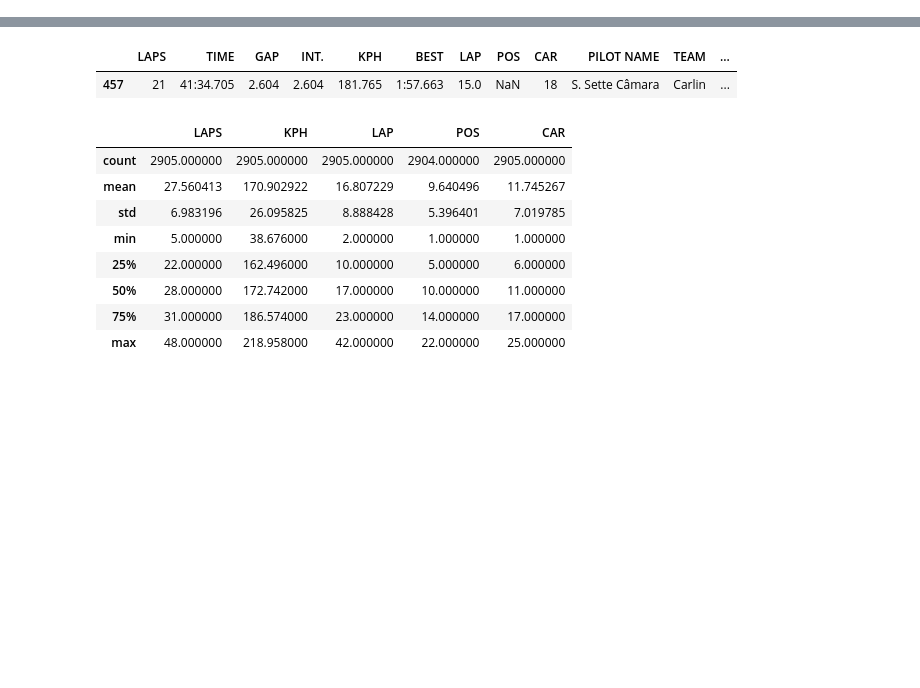
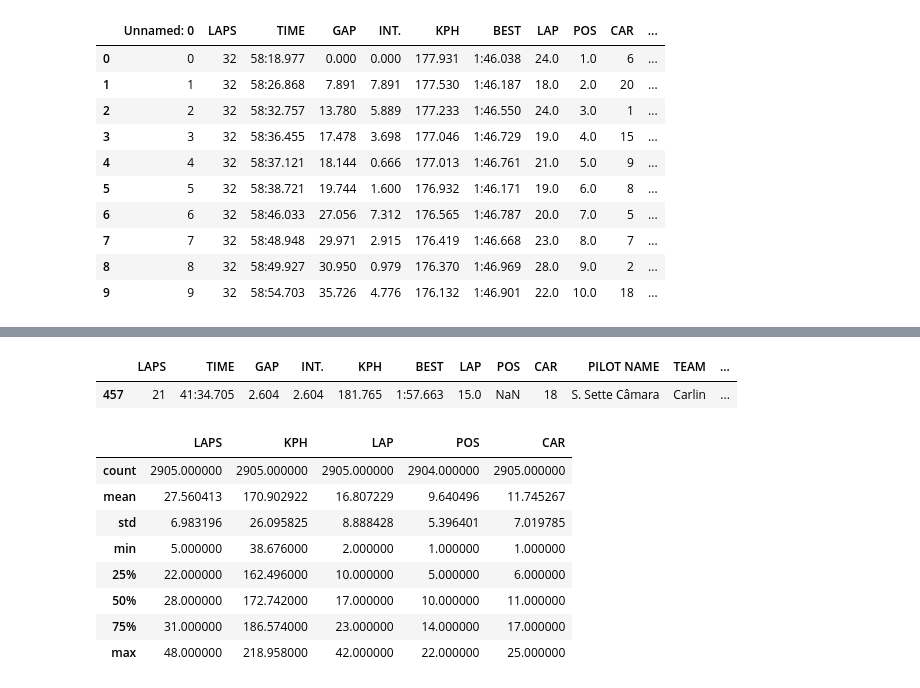
Before and after one commit to Tinashe-04/Formula-2, a Jupyter notebook: new_data/f2_project_code.ipynb, the cells around one changed output, grey strips where cells are left out. Cells and saved outputs as stored; diff of their text form; code cells hidden in the pictures; blank space fills up the shorter version.

```diff
--- a/new_data/f2_project_code.ipynb
+++ b/new_data/f2_project_code.ipynb
@@ -6,3 +13,18 @@ df = pd.read_csv('~/Documents/Datasets/Formula 2 championship/all_races_new_copy
+# %%
+df = pd.read_csv('https://raw.githubusercontent.com/Tinashe-04/Formula-2/main/all_races_new_copy.csv')
+df.head(10)
+# %% [output]
+|  | Unnamed: 0 | LAPS | TIME | GAP | INT. | KPH | BEST | LAP | POS | CAR | ... |
+| 0 | 0 | 32 | 58:18.977 | 0.000 | 0.000 | 177.931 | 1:46.038 | 24.0 | 1.0 | 6 | ... |
+| 1 | 1 | 32 | 58:26.868 | 7.891 | 7.891 | 177.530 | 1:46.187 | 18.0 | 2.0 | 20 | ... |
+| 2 | 2 | 32 | 58:32.757 | 13.780 | 5.889 | 177.233 | 1:46.550 | 24.0 | 3.0 | 1 | ... |
+| 3 | 3 | 32 | 58:36.455 | 17.478 | 3.698 | 177.046 | 1:46.729 | 19.0 | 4.0 | 15 | ... |
+| 4 | 4 | 32 | 58:37.121 | 18.144 | 0.666 | 177.013 | 1:46.761 | 21.0 | 5.0 | 9 | ... |
+| 5 | 5 | 32 | 58:38.721 | 19.744 | 1.600 | 176.932 | 1:46.171 | 19.0 | 6.0 | 8 | ... |
+| 6 | 6 | 32 | 58:46.033 | 27.056 | 7.312 | 176.565 | 1:46.787 | 20.0 | 7.0 | 5 | ... |
+| 7 | 7 | 32 | 58:48.948 | 29.971 | 2.915 | 176.419 | 1:46.668 | 23.0 | 8.0 | 7 | ... |
+| 8 | 8 | 32 | 58:49.927 | 30.950 | 0.979 | 176.370 | 1:46.969 | 28.0 | 9.0 | 2 | ... |
+| 9 | 9 | 32 | 58:54.703 | 35.726 | 4.776 | 176.132 | 1:46.901 | 22.0 | 10.0 | 18 | ... |
 # %%
 # drop unnamed row
 df.drop('Unnamed: 0', axis=1, inplace=True)
```
Also changed, not shown: parts of 8 cells of this notebook.
